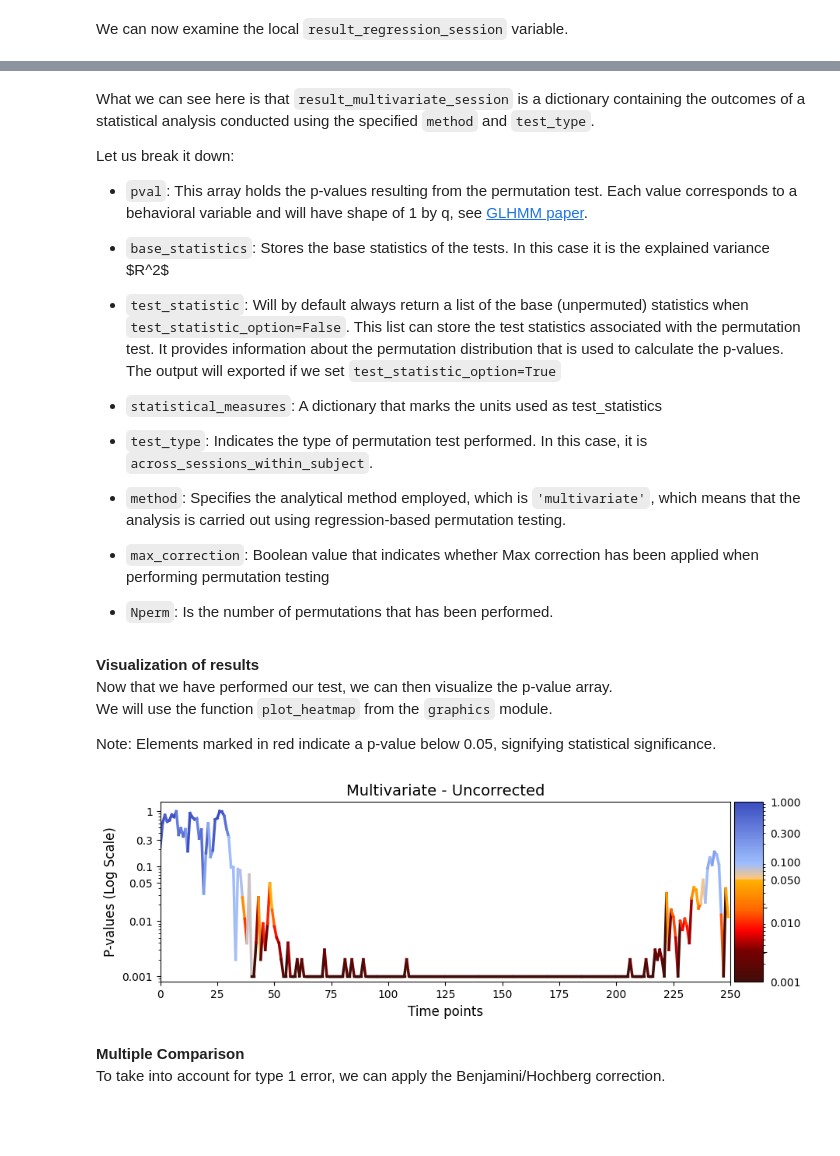
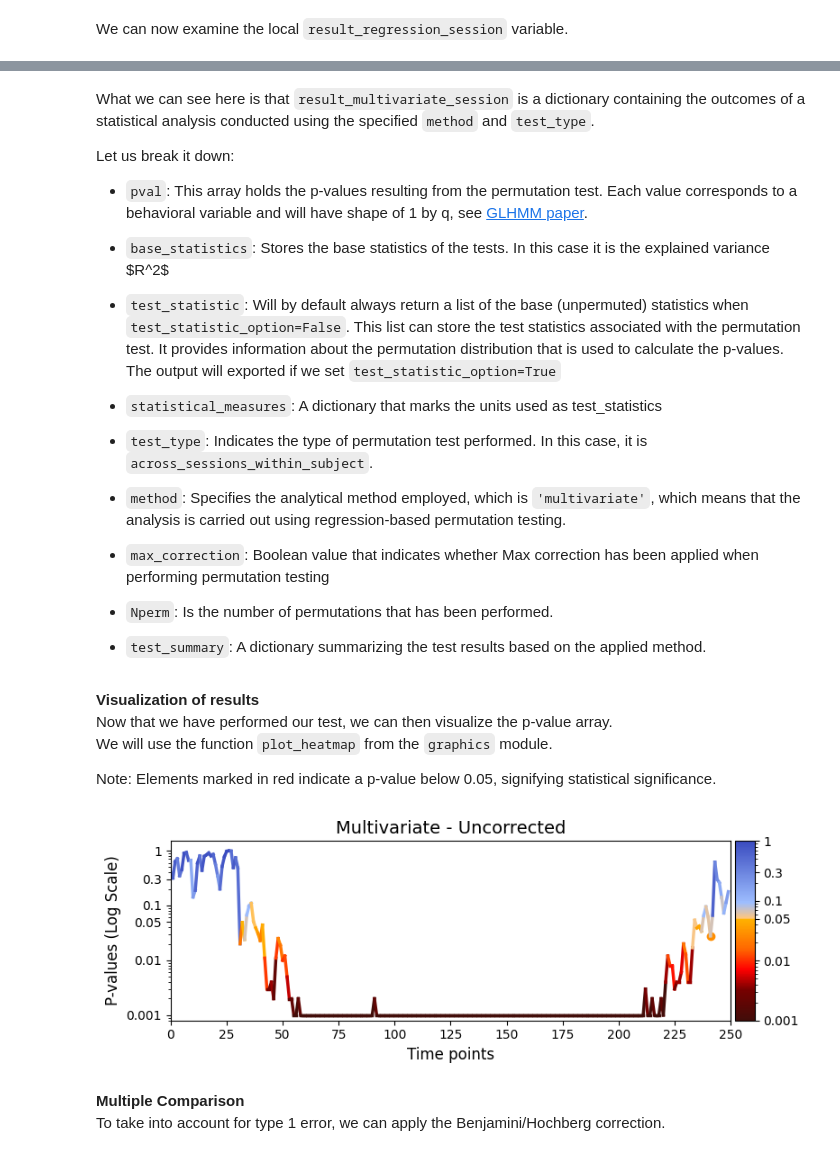
Before and after one commit to vidaurre/glhmm, a Jupyter notebook: docs/notebooks/Testing_across_sessions_within_subject.ipynb, the cells around one changed output, grey strips where cells are left out. Cells and saved outputs as stored; diff of their text form; code cells hidden in the pictures; blank space fills up the shorter version.

Commit message:
Each test now include a test summary

````diff
--- a/docs/notebooks/Testing_across_sessions_within_subject.ipynb
+++ b/docs/notebooks/Testing_across_sessions_within_subject.ipynb
@@ -218,10 +218,10 @@
 # %%
 # Reconstruct the Gamma matrix
 n_timepoints, n_trials, n_channels = D_sessions.shape[0],D_sessions.shape[1],Gamma.shape[1]
-Gamma_epoch =statistics.reconstruct_concatenated_to_3D(Gamma,
+Gamma_epoch = statistics.reconstruct_concatenated_to_3D(Gamma,
                                                        n_timepoints=n_timepoints,
-                                                       n_trials=n_trials,
-                                                       n_channels=n_channels)
+                                                       n_entities=n_trials,
+                                                       n_features=n_channels)
 # %% [markdown]
 As a sanity check we will see if ```gamma_epoch``` is actually structured correctly by comparing it with ```Gamma```.
 
@@ -271,17 +271,18 @@
 
 Additional settings allow for the inclusion of confounding variables, which can be regressed out during the permutation testing process. For details on these settings, refer to the function documentation.
 # %%
+from importlib import reload
+reload(statistics)
 # Set the parameters for across sessions within subject testing
 method = "multivariate"
 Nperm = 1000 # Number of permutations (default = 0)
-test_statistic = True
+
 # Perform across-subject testing
 result_multivariate_session  =statistics.test_across_sessions_within_subject(D_data=Gamma_epoch,
                                                                              R_data=R_sessions,
                                                                              idx_data=idx_sessions,
                                                                              method=method,
-                                                                             Nperm=Nperm,
-                                                                             test_statistics_option=True)
+                                                                             Nperm=Nperm)
 # %% [output]
 Maximum number of permutations with 10 sessions is: 3.63e+06
 performing permutation testing per timepoint
@@ -326,6 +327,8 @@ Let us break it down:
 * ```max_correction```: Boolean value that indicates whether Max correction has been applied when performing permutation testing
 
 * ```Nperm```: Is the number of permutations that has been performed.
+
+* ```test_summary```: A dictionary summarizing the test results based on the applied method.
 # %% [markdown]
 **Visualization of results**\
 Now that we have performed our test, we can then visualize the p-value array.\
@@ -335,15 +338,14 @@ Note: Elements marked in red indicate a p-value below 0.05, signifying statistic
 # %%
 # The alpha score we set for the p-values
 alpha = 0.05
 # Plot p-values
 graphics.plot_p_values_over_time(result_multivariate_session["pval"],
                                  title_text ="Multivariate - Uncorrected",
-                                 figsize=(10, 3),
                                  xlabel="Time points",
                                  alpha=alpha,
                                  num_x_ticks=11)
 # %% [output]
-[figure, old version]
+[figure, new version]
 # %% [markdown]
 **Multiple Comparison**\
 To take into account for type 1 error, we can apply the Benjamini/Hochberg correction.
````
Also changed, not shown: parts of 14 cells of this notebook, 5 other files.
